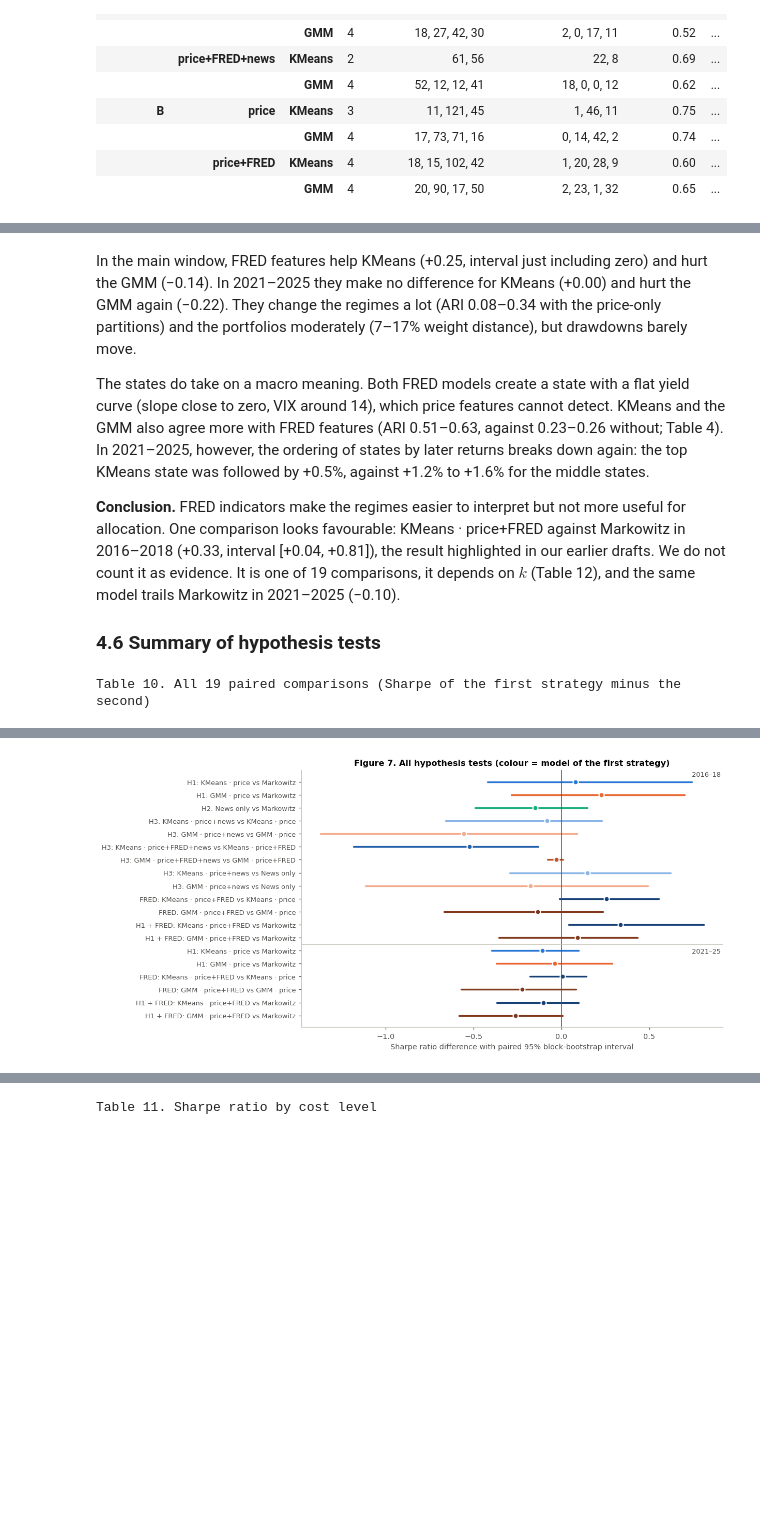
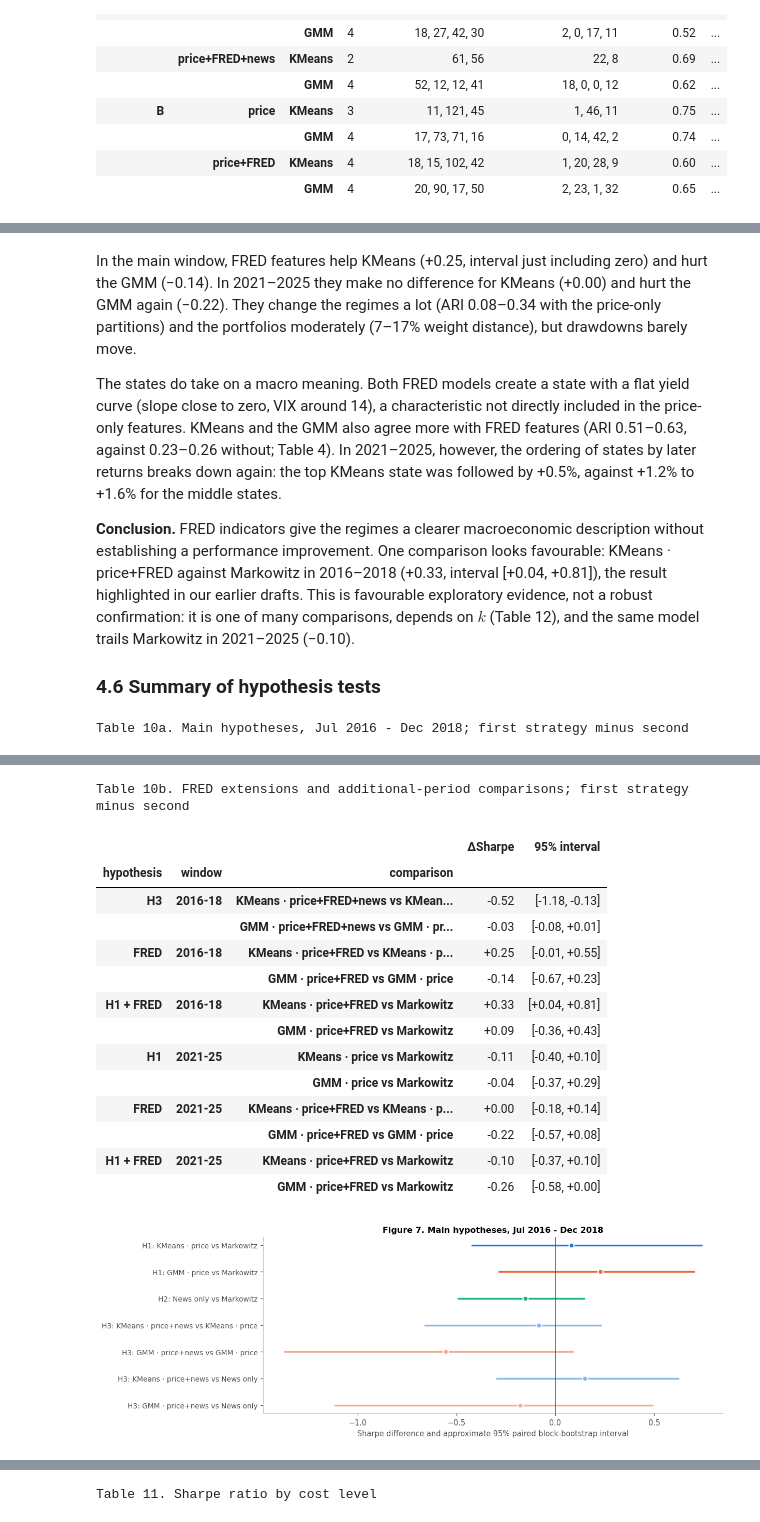
Before and after one commit to onsjd/Machine-learning-for-portfolio-management, a Jupyter notebook: Final_Research_Notebook.ipynb, the cells around one changed output, grey strips where cells are left out. Drawn from its saved outputs; the diff is of its cells as text; code cells hidden in the pictures; blank space fills up the shorter version.

```diff
--- a/Final_Research_Notebook.ipynb
+++ b/Final_Research_Notebook.ipynb
@@ -252,6 +268,8 @@ ax[0].axhline(0, color="#898781", lw=0.8)
 ax[0].set(ylabel="$S_t$", title="Figure 2. Monthly gold-news sentiment (top) and number of headlines (bottom)")
 ax[1].bar(headlines.index, headlines, width=25, color="#c3c2b7")
 ax[1].set(ylabel="Headlines")
+ax[1].set_xticks(pd.to_datetime(["2006-04-01", "2009-01-01", "2012-01-01", "2015-01-01", "2018-12-01"]))
+ax[1].xaxis.set_major_formatter(mdates.DateFormatter("%b\n%Y"))
 plt.show()
 # %% [output]
 Label shares: positive 41.3%, negative 36.0%, neutral 3.7%, none 19.0% | headlines per month 14-250 (median 44) | describing past moves: 96.7%, looking ahead: 3.3%
@@ -302,7 +322,7 @@ Regimes are found by **clustering months** on standardised features. No "true re
 
 **Interpretation and stability.** We describe each state with development-sample averages. We measure stability with the adjusted Rand index (ARI, where 1 means identical partitions up to relabelling) across random seeds, between the two algorithms, and between the two experiments' fits.
 # %%
-market_move = log_ret.mean(axis=1)            # average commodity log change, used only to order the states
+market_move = log_ret.mean(axis=1)            # descriptive index and state ordering; never a selection criterion
 
 def make_model(alg, k, n_init, seed=SEED):
     if alg == "KMeans":
@@ -322,6 +342,7 @@ def select_k(X, train, valid):
         rows.append({"k": k, "silhouette": silhouette_score(z_valid, groups) if 1 < n_groups < len(groups) else np.nan,
                      "groups": n_groups, "BIC": gmm.bic(z_train)})
     table = pd.DataFrame(rows).set_index("k")
+    assert table.silhouette.notna().any(), "No admissible validation silhouette"
     return {"KMeans": int(table.silhouette.idxmax()), "GMM": int(table.BIC.idxmin())}, table
 
 def fit_regimes(X, alg, k, dev, seed=SEED):
@@ -551,22 +574,25 @@ The clusters are weakly separated. With a silhouette between 0.04 and 0.29, a mo
 # %%
 STATE_COLORS = {2: ["#e34948", "#2a78d6"], 3: ["#e34948", "#c3c2b7", "#2a78d6"], 4: ["#e34948", "#f2a3a2", "#86b6ef", "#2a78d6"]}
 strips = [(e, a) for e in ["A", "B"] for a in ["KMeans", "GMM"]]
-basket = 100 * np.exp(market_move.loc[SAMPLE_START:].cumsum())
+base_month = SAMPLE_START - pd.DateOffset(months=1)
+basket = pd.concat([pd.Series({base_month: 100.0}), 100 * np.exp(market_move.loc[SAMPLE_START:].cumsum())])
 fig, axes = plt.subplots(1 + len(strips), 1, figsize=(11, 5.4), sharex=True, layout="constrained",
                          height_ratios=[2.2] + [0.45] * len(strips))
 axes[0].plot(basket.index, basket, color="#0b0b0b", lw=1.3)
-axes[0].set(ylabel="Index (log)", yscale="log", title="Figure 3. Equal-weight commodity index (top) and price-only regimes (strips)")
+axes[0].set(ylabel="Mar 2006 = 100 (log)", yscale="log", title="Figure 3. Geometric commodity price index and price-only regimes")
 for ax, (exp, alg) in zip(axes[1:], strips):
     p = regimes[(exp, alg, "price")]
     edges = np.append(mdates.date2num(p.index), mdates.date2num(p.index[-1] + pd.DateOffset(months=1)))
     for i, s in enumerate(hard(p)):
         ax.axvspan(edges[i], edges[i + 1], color=STATE_COLORS[p.shape[1]][s], lw=0)
-    ax.axvline(EXPERIMENTS[exp]["model_end"] + pd.DateOffset(months=1), color="#0b0b0b", lw=1.2, ls="--")
+    ax.axvline(EXPERIMENTS[exp]["model_end"] + pd.DateOffset(months=1), color="#0b0b0b", lw=1.2, ls="-")
     ax.set_yticks([]); ax.grid(False)
     ax.set_ylabel(f"{alg}, {exp}\n(fit to {EXPERIMENTS[exp]['model_end']:%Y})", rotation=0, ha="right", va="center", fontsize=8.5)
 handles = [plt.Rectangle((0, 0), 1, 1, color=c) for c in ["#e34948", "#c3c2b7", "#2a78d6"]]
 axes[0].legend(handles, ["state 0: weakest average return", "intermediate states (lighter shades)", "top state: strongest"],
-               ncol=3, loc="lower right", fontsize=8)
+               ncol=3, loc="upper left", fontsize=8)
+axes[-1].set_xticks(pd.to_datetime(["2006-03-01", "2010-01-01", "2015-01-01", "2020-01-01", "2025-12-01"]))
+axes[-1].xaxis.set_major_formatter(mdates.DateFormatter("%b\n%Y"))
 plt.show()
 overlap = pd.date_range(SAMPLE_START, EXPERIMENTS["A"]["model_end"], freq="MS")
 print("Do the regimes survive five more years of data? ARI between the A fit (to 2015) and the B fit (to 2020) on Apr 2006 - Dec 2015: "
@@ -754,10 +785,10 @@ for i, (a, color) in enumerate(zip(ret.columns, ASSET_COLORS)):
 ax.axvspan(1.5, 3.5, color="#f0efec", zorder=0)
 ax.text(2.5, 0.33, "usable with the\ntwo-month lag", ha="center", fontsize=8.5, color="#52514e")
 for b in (band, -band):
-    ax.axhline(b, color="#898781", lw=0.9, ls="--")
+    ax.axhline(b, color="#898781", lw=0.9, ls="-")
 ax.axhline(0, color="#52514e", lw=0.8)
 ax.set(xlabel="h (months after the news month)", ylabel="corr($S_t$, $r_{t+h}$)",
-       title="Figure 6. Correlation of gold-news sentiment with commodity price changes, Apr 2006 - Dec 2018")
+       title="Figure 6. Sentiment–return correlations (news months Apr 2006 - Dec 2018)")
 ax.legend(ncol=5, fontsize=8, loc="lower left")
 plt.show()
 
@@ -858,9 +889,9 @@ States of the price+FRED models (fit to Dec 2020):
 # %% [markdown]
 In the main window, FRED features help KMeans (+0.25, interval just including zero) and hurt the GMM (−0.14). In 2021–2025 they make no difference for KMeans (+0.00) and hurt the GMM again (−0.22). They change the regimes a lot (ARI 0.08–0.34 with the price-only partitions) and the portfolios moderately (7–17% weight distance), but drawdowns barely move.
 
-The states do take on a macro meaning. Both FRED models create a state with a flat yield curve (slope close to zero, VIX around 14), which price features cannot detect. KMeans and the GMM also agree more with FRED features (ARI 0.51–0.63, against 0.23–0.26 without; Table 4). In 2021–2025, however, the ordering of states by later returns breaks down again: the top KMeans state was followed by +0.5%, against +1.2% to +1.6% for the middle states.
+The states do take on a macro meaning. Both FRED models create a state with a flat yield curve (slope close to zero, VIX around 14), a characteristic not directly included in the price-only features. KMeans and the GMM also agree more with FRED features (ARI 0.51–0.63, against 0.23–0.26 without; Table 4). In 2021–2025, however, the ordering of states by later returns breaks down again: the top KMeans state was followed by +0.5%, against +1.2% to +1.6% for the middle states.
 
-**Conclusion.** FRED indicators make the regimes easier to interpret but not more useful for allocation. One comparison looks favourable: KMeans · price+FRED against Markowitz in 2016–2018 (+0.33, interval [+0.04, +0.81]), the result highlighted in our earlier drafts. We do not count it as evidence. It is one of 19 comparisons, it depends on $k$ (Table 12), and the same model trails Markowitz in 2021–2025 (−0.10).
+**Conclusion.** FRED indicators give the regimes a clearer macroeconomic description without establishing a performance improvement. One comparison looks favourable: KMeans · price+FRED against Markowitz in 2016–2018 (+0.33, interval [+0.04, +0.81]), the result highlighted in our earlier drafts. This is favourable exploratory evidence, not a robust confirmation: it is one of many comparisons, depends on $k$ (Table 12), and the same model trails Markowitz in 2021–2025 (−0.10).
 
 ### 4.6 Summary of hypothesis tests
 # %%
@@ -877,27 +908,28 @@ SUMMARY = [("H1", "A", "KMeans · price", "Markowitz"), ("H1", "A", "GMM · pric
 rows = []
 for h, exp, a, b in SUMMARY:
     c = contrasts(results[exp]["net"], {"x": (a, b)}).iloc[0]
-    verdict = ("positive, interval excludes 0" if c["95% low"] > 0 else
-               "negative, interval excludes 0" if c["95% high"] < 0 else "inconclusive (interval includes 0)")
     rows.append({"hypothesis": h, "window": "2016-18" if exp == "A" else "2021-25", "comparison": f"{a}  vs  {b}",
-                 "ΔSharpe": c["ΔSharpe"], "95% interval": f"[{c['95% low']:+.2f}, {c['95% high']:+.2f}]", "reading": verdict,
+                 "ΔSharpe": c["ΔSharpe"], "95% interval": f"[{c['95% low']:+.2f}, {c['95% high']:+.2f}]",
                  "_low": c["95% low"], "_high": c["95% high"], "_color": style(a)["color"]})
 summary_tests = pd.DataFrame(rows)
-print(f"Table 10. All {len(summary_tests)} paired comparisons (Sharpe of the first strategy minus the second)")
-show(summary_tests.drop(columns=["_low", "_high", "_color"]).set_index(["hypothesis", "window", "comparison"]), "{:+.2f}")
+PRIMARY_ROWS = [0, 1, 2, 3, 4, 7, 8]  # H1, H2, price-based H3 and combined vs sentiment alone
+SECONDARY_ROWS = [i for i in summary_tests.index if i not in PRIMARY_ROWS]
+for part, ids, title in [("a", PRIMARY_ROWS, "Main hypotheses, Jul 2016 - Dec 2018"),
+                         ("b", SECONDARY_ROWS, "FRED extensions and additional-period comparisons")]:
+    print(f"Table 10{part}. {title}; first strategy minus second")
+    show(summary_tests.loc[ids, ["hypothesis", "window", "comparison", "ΔSharpe", "95% interval"]]
+         .set_index(["hypothesis", "window", "comparison"]), "{:+.2f}")
 
-fig, ax = plt.subplots(figsize=(11, 5.2), layout="constrained")
-y = np.arange(len(summary_tests))[::-1]
-for yi, (_, r) in zip(y, summary_tests.iterrows()):
+primary_tests = summary_tests.loc[PRIMARY_ROWS]
+fig, ax = plt.subplots(figsize=(11, 3.8), layout="constrained")
+y = np.arange(len(primary_tests))[::-1]
+for yi, (_, r) in zip(y, primary_tests.iterrows()):
     ax.plot([r["_low"], r["_high"]], [yi, yi], color=r["_color"], lw=2.2, solid_capstyle="round")
     ax.plot(r["ΔSharpe"], yi, "o", color=r["_color"], ms=6.5, mec="white", mew=1.4)
 ax.axvline(0, color="#52514e", lw=1)
-ax.axhline(y[12] - 0.5, color="#c3c2b7", lw=1)
-ax.text(ax.get_xlim()[1], y[12] - 0.8, "2021–25 ", ha="right", va="top", fontsize=8.5, color="#52514e")
-ax.text(ax.get_xlim()[1], y[0] + 0.3, "2016–18 ", ha="right", va="bottom", fontsize=8.5, color="#52514e")
-ax.set_yticks(y, [f"{r.hypothesis}: {r.comparison.replace('  vs  ', ' vs ')}" for r in summary_tests.itertuples()], fontsize=8.5)
-ax.set(xlabel="Sharpe ratio difference with paired 95% block-bootstrap interval",
-       title="Figure 7. All hypothesis tests (colour = model of the first strategy)")
+ax.set_yticks(y, [f"{r.hypothesis}: {r.comparison.replace('  vs  ', ' vs ')}" for r in primary_tests.itertuples()], fontsize=9)
+ax.set(xlabel="Sharpe difference and approximate 95% paired block-bootstrap interval",
+       title="Figure 7. Main hypotheses, Jul 2016 - Dec 2018")
 plt.show()
 # %% [output]
-Table 10. All 19 paired comparisons (Sharpe of the first strategy minus the second)
+Table 10a. Main hypotheses, Jul 2016 - Dec 2018; first strategy minus second
@@ -922,2 +945,17 @@ Table 10. All 19 paired comparisons (Sharpe of the first strategy minus the seco
+Table 10b. FRED extensions and additional-period comparisons; first strategy minus second
+|  |  |  | ΔSharpe | 95% interval |
+| hypothesis | window | comparison |  |  |
+| H3 | 2016-18 | KMeans · price+FRED+news vs KMean... | -0.52 | [-1.18, -0.13] |
+|  |  | GMM · price+FRED+news vs GMM · pr... | -0.03 | [-0.08, +0.01] |
+| FRED | 2016-18 | KMeans · price+FRED vs KMeans · p... | +0.25 | [-0.01, +0.55] |
+|  |  | GMM · price+FRED vs GMM · price | -0.14 | [-0.67, +0.23] |
+| H1 + FRED | 2016-18 | KMeans · price+FRED vs Markowitz | +0.33 | [+0.04, +0.81] |
+|  |  | GMM · price+FRED vs Markowitz | +0.09 | [-0.36, +0.43] |
+| H1 | 2021-25 | KMeans · price vs Markowitz | -0.11 | [-0.40, +0.10] |
+|  |  | GMM · price vs Markowitz | -0.04 | [-0.37, +0.29] |
+| FRED | 2021-25 | KMeans · price+FRED vs KMeans · p... | +0.00 | [-0.18, +0.14] |
+|  |  | GMM · price+FRED vs GMM · price | -0.22 | [-0.57, +0.08] |
+| H1 + FRED | 2021-25 | KMeans · price+FRED vs Markowitz | -0.10 | [-0.37, +0.10] |
+|  |  | GMM · price+FRED vs Markowitz | -0.26 | [-0.58, +0.00] |
-[figure, old version]
+[figure, new version]
 # %% [markdown]
```
Also changed, not shown: parts of 39 cells of this notebook.
